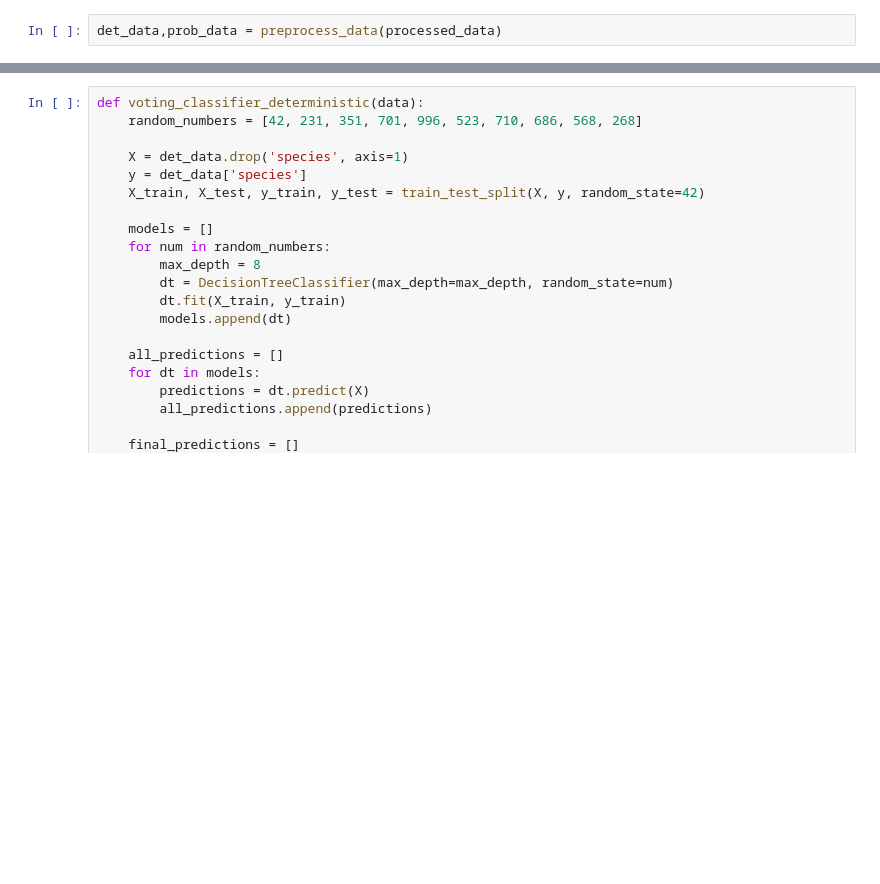
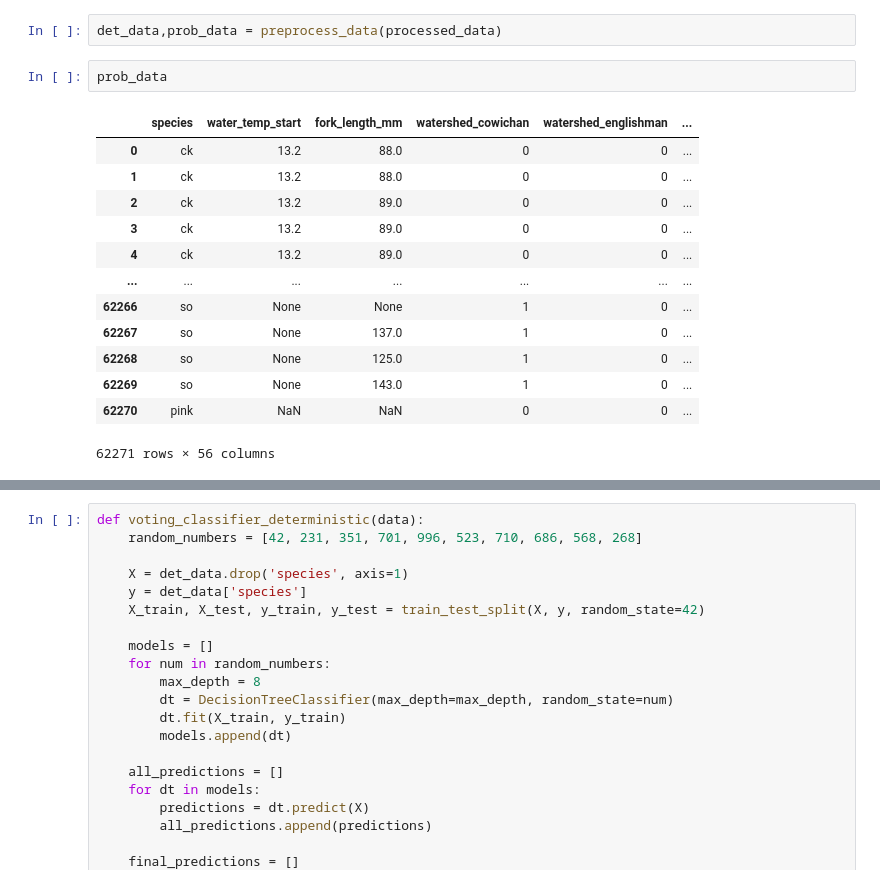
Before and after one commit to brahmwg/Bottlenecks_MDS_Capstone, a Jupyter notebook: mds_deliverables/species_prediction_model/demo/demo.ipynb, the cells around one changed output, grey strips where cells are left out. Drawn from its saved outputs; the diff is of its cells as text; blank space fills up the shorter version.

```diff
--- a/mds_deliverables/species_prediction_model/demo/demo.ipynb
+++ b/mds_deliverables/species_prediction_model/demo/demo.ipynb
@@ -70,6 +70,22 @@ processed_data.head()
 5 rows × 88 columns
 # %%
 det_data,prob_data = preprocess_data(processed_data)
+# %%
+prob_data
+# %% [output]
+|  | species | water_temp_start | fork_length_mm | watershed_cowichan | watershed_englishman | ... |
+| 0 | ck | 13.2 | 88.0 | 0 | 0 | ... |
+| 1 | ck | 13.2 | 88.0 | 0 | 0 | ... |
+| 2 | ck | 13.2 | 89.0 | 0 | 0 | ... |
+| 3 | ck | 13.2 | 89.0 | 0 | 0 | ... |
+| 4 | ck | 13.2 | 89.0 | 0 | 0 | ... |
+| ... | ... | ... | ... | ... | ... | ... |
+| 62266 | so | None | None | 1 | 0 | ... |
+| 62267 | so | None | 137.0 | 1 | 0 | ... |
+| 62268 | so | None | 125.0 | 1 | 0 | ... |
+| 62269 | so | None | 143.0 | 1 | 0 | ... |
+| 62270 | pink | NaN | NaN | 0 | 0 | ... |
+62271 rows × 56 columns
 # %%
 det_data
 # %% [output]
```
Also changed, not shown: parts of 4 cells of this notebook.
